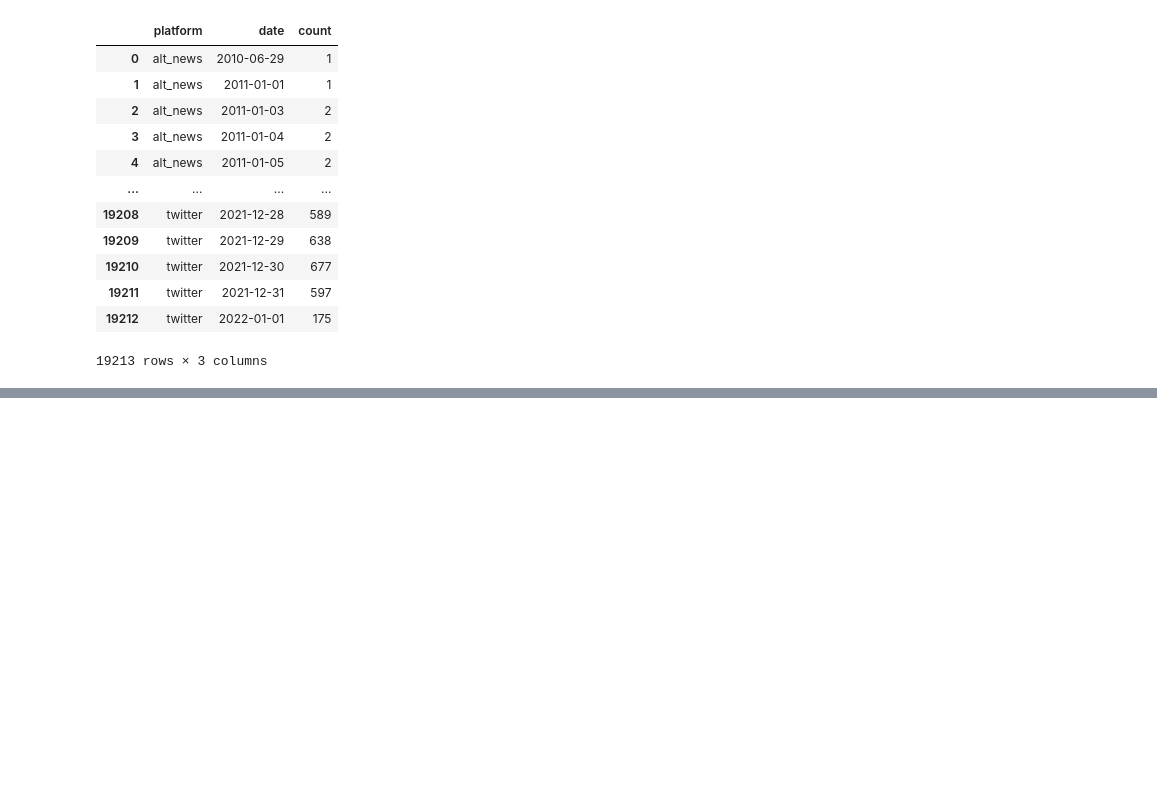
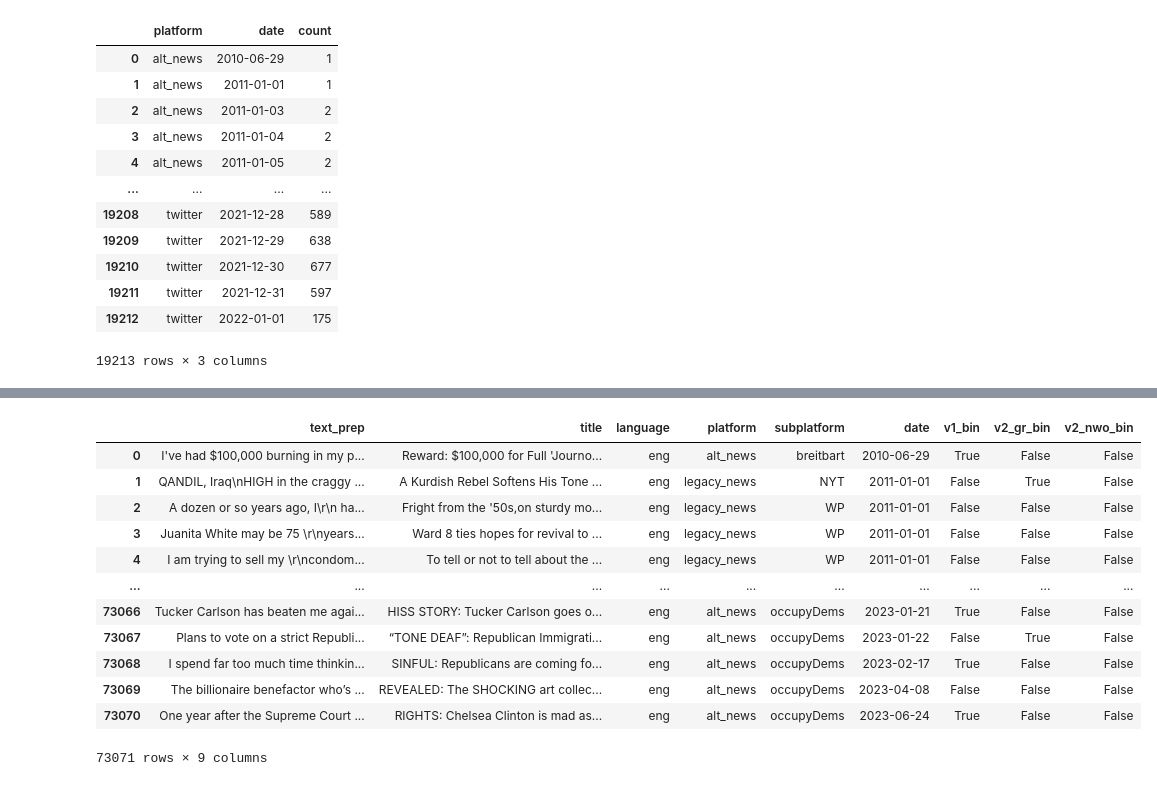
Before and after one commit to LKSeiling/db_neovex, a Jupyter notebook: queryDB.ipynb, the cells around one changed output, grey strips where cells are left out. Drawn from its saved outputs; the diff is of its cells as text; code cells hidden in the pictures; blank space fills up the shorter version.

```diff
--- a/queryDB.ipynb
+++ b/queryDB.ipynb
@@ -97,0 +172,39 @@ NEOVEXwrapper.execute_query()
+# %%
+with pg.connect("host='{}' port={} dbname='{}' user={} password={}".format(HOST, 5432, DB_NAME, UNAME, PW)) as conn:
+    sql_query = """SELECT
+    c.text_prep,
+    c.title,
+    c.language,
+    c.platform,
+    c.subplatform,
+    c.date,
+    l.V1_bin,
+    l.V2_GR_bin,
+    l.V2_NWO_bin
+FROM
+    content c
+JOIN
+    labels_consp l ON c.label_consp = l.id
+WHERE
+    c.language = 'eng'
+    AND (c.platform = 'alt_news' OR c.platform = 'legacy_news')
+ORDER BY
+    c.date
+"""
+dat = pd.read_sql_query(sql_query, conn)
+# %%
+dat
+# %% [output]
+|  | text_prep | title | language | platform | subplatform | date | v1_bin | v2_gr_bin | v2_nwo_bin |
+| 0 | I've had $100,000 burning in my p... | Reward: $100,000 for Full 'Journo... | eng | alt_news | breitbart | 2010-06-29 | True | False | False |
+| 1 | QANDIL, Iraq\nHIGH in the craggy ... | A Kurdish Rebel Softens His Tone ... | eng | legacy_news | NYT | 2011-01-01 | False | True | False |
+| 2 | A dozen or so years ago, I\r\n ha... | Fright from the '50s,on sturdy mo... | eng | legacy_news | WP | 2011-01-01 | False | False | False |
+| 3 | Juanita White may be 75 \r\nyears... | Ward 8 ties hopes for revival to ... | eng | legacy_news | WP | 2011-01-01 | False | False | False |
+| 4 | I am trying to sell my \r\ncondom... | To tell or not to tell about the ... | eng | legacy_news | WP | 2011-01-01 | False | False | False |
+| ... | ... | ... | ... | ... | ... | ... | ... | ... | ... |
+| 73066 | Tucker Carlson has beaten me agai... | HISS STORY: Tucker Carlson goes o... | eng | alt_news | occupyDems | 2023-01-21 | True | False | False |
+| 73067 | Plans to vote on a strict Republi... | “TONE DEAF”: Republican Immigrati... | eng | alt_news | occupyDems | 2023-01-22 | False | True | False |
+| 73068 | I spend far too much time thinkin... | SINFUL: Republicans are coming fo... | eng | alt_news | occupyDems | 2023-02-17 | True | False | False |
+| 73069 | The billionaire benefactor who’s ... | REVEALED: The SHOCKING art collec... | eng | alt_news | occupyDems | 2023-04-08 | False | False | False |
+| 73070 | One year after the Supreme Court ... | RIGHTS: Chelsea Clinton is mad as... | eng | alt_news | occupyDems | 2023-06-24 | True | False | False |
+73071 rows × 9 columns
```
Also changed, not shown: parts of 5 cells of this notebook, 2 other files.
